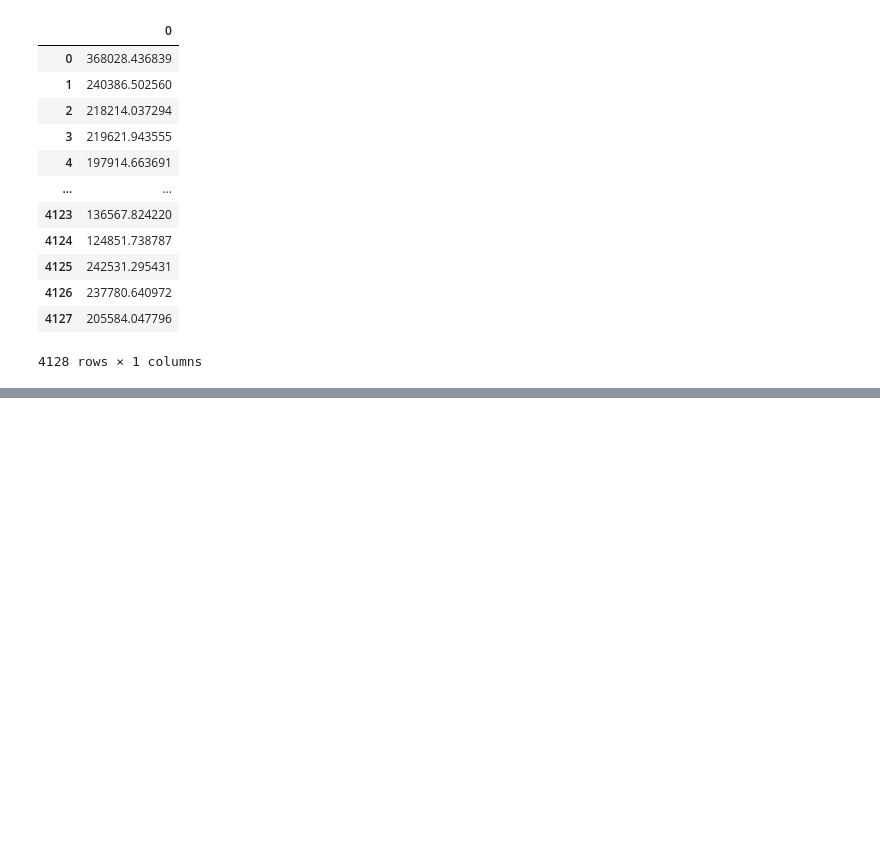
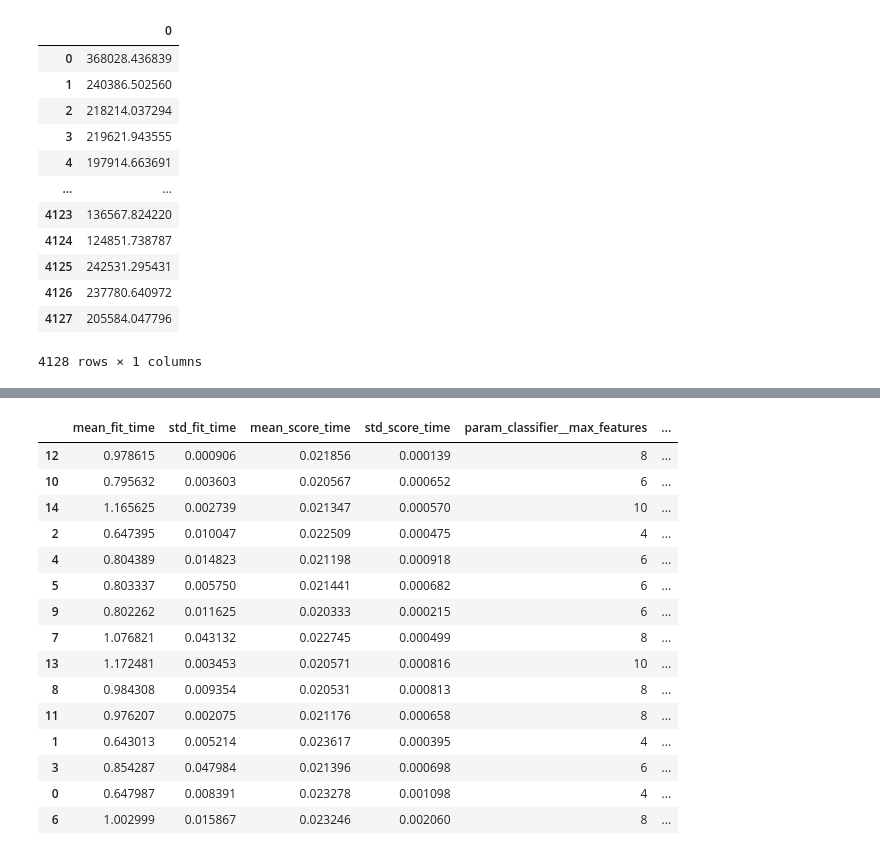
Before and after one commit to Cohben-OBrien/Tensorflow_kares_learning, a Jupyter notebook: predictive modelling/house pricing/house pricing.ipynb, the cells around one changed output, grey strips where cells are left out. Cells and saved outputs as stored; diff of their text form; code cells hidden in the pictures; blank space fills up the shorter version.

Commit message:
prodictive modeling house prices

```diff
--- a/predictive modelling/house pricing/house pricing.ipynb
+++ b/predictive modelling/house pricing/house pricing.ipynb
@@ -603,0 +808,5 @@ class ClusterSimilarity(BaseEstimator, TransformerMixin):
+# %%
+from sklearn.linear_model import LogisticRegression
+
+logreg = make_pipeline(preprocessing, LogisticRegression())
+logreg.fit(machinelearning_housing, machinelearning_housing_labels)
@@ -603,0 +848,5 @@ class ClusterSimilarity(BaseEstimator, TransformerMixin):
+# %%
+from sklearn.tree import DecisionTreeClassifier
+
+tree = make_pipeline(preprocessing, DecisionTreeClassifier(random_state=42))
+tree.fit(machinelearning_housing, machinelearning_housing_labels)
@@ -603,0 +947,18 @@ class ClusterSimilarity(BaseEstimator, TransformerMixin):
+# %%
+from sklearn.model_selection import GridSearchCV
+from sklearn.ensemble import RandomForestRegressor
+full_pipeline = Pipeline([
+    ('preprocessing', preprocessing),
+    ('classifier', RandomForestRegressor(random_state=42)),
+])
+
+params = [
+    {'preprocessing__geo__n_clusters': [5, 8, 10],
+     'classifier__max_features': [4, 6, 8]},
+    {'preprocessing__geo__n_clusters': [10, 15],
+     'classifier__max_features': [6, 8, 10]},
+]
+
+grid_search = GridSearchCV(full_pipeline, params, cv=3, scoring='neg_mean_squared_error')
+# %%
+grid_search.fit(machinelearning_housing, machinelearning_housing_labels)
@@ -603,0 +1010,21 @@ class ClusterSimilarity(BaseEstimator, TransformerMixin):
+# %%
+cv_res = pd.DataFrame(grid_search.cv_results_)
+cv_res.sort_values(by='mean_test_score', ascending=False, inplace=True)
+cv_res
+# %% [output]
+|  | mean_fit_time | std_fit_time | mean_score_time | std_score_time | param_classifier__max_features | ... |
+| 12 | 0.978615 | 0.000906 | 0.021856 | 0.000139 | 8 | ... |
+| 10 | 0.795632 | 0.003603 | 0.020567 | 0.000652 | 6 | ... |
+| 14 | 1.165625 | 0.002739 | 0.021347 | 0.000570 | 10 | ... |
+| 2 | 0.647395 | 0.010047 | 0.022509 | 0.000475 | 4 | ... |
+| 4 | 0.804389 | 0.014823 | 0.021198 | 0.000918 | 6 | ... |
+| 5 | 0.803337 | 0.005750 | 0.021441 | 0.000682 | 6 | ... |
+| 9 | 0.802262 | 0.011625 | 0.020333 | 0.000215 | 6 | ... |
+| 7 | 1.076821 | 0.043132 | 0.022745 | 0.000499 | 8 | ... |
+| 13 | 1.172481 | 0.003453 | 0.020571 | 0.000816 | 10 | ... |
+| 8 | 0.984308 | 0.009354 | 0.020531 | 0.000813 | 8 | ... |
+| 11 | 0.976207 | 0.002075 | 0.021176 | 0.000658 | 8 | ... |
+| 1 | 0.643013 | 0.005214 | 0.023617 | 0.000395 | 4 | ... |
+| 3 | 0.854287 | 0.047984 | 0.021396 | 0.000698 | 6 | ... |
+| 0 | 0.647987 | 0.008391 | 0.023278 | 0.001098 | 4 | ... |
+| 6 | 1.002999 | 0.015867 | 0.023246 | 0.002060 | 8 | ... |
```
Also changed, not shown: parts of 43 cells of this notebook.
